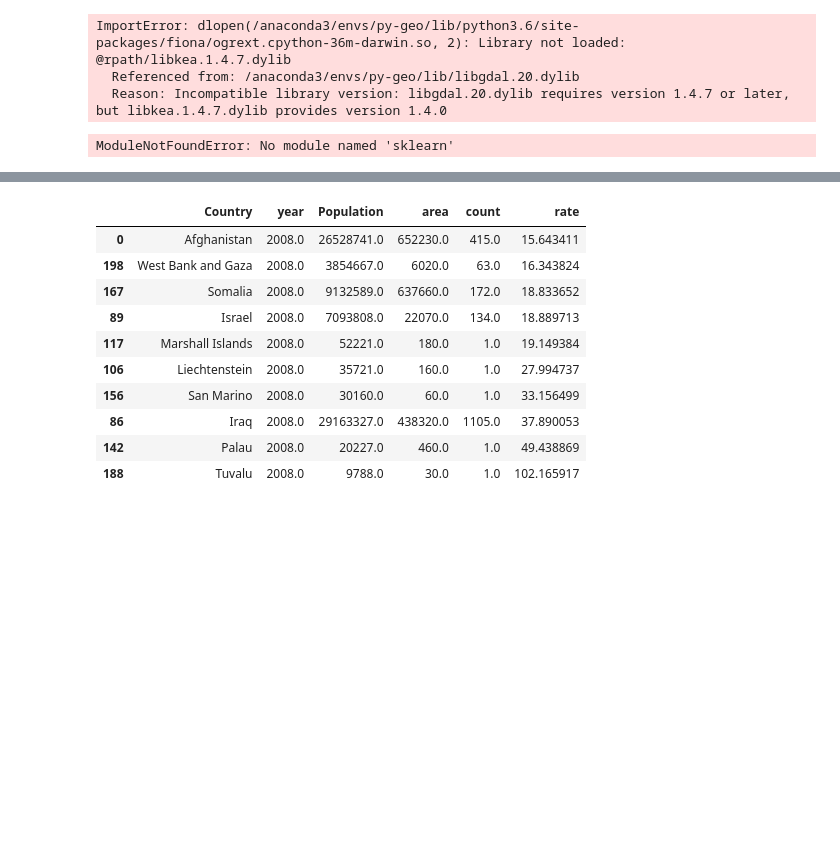
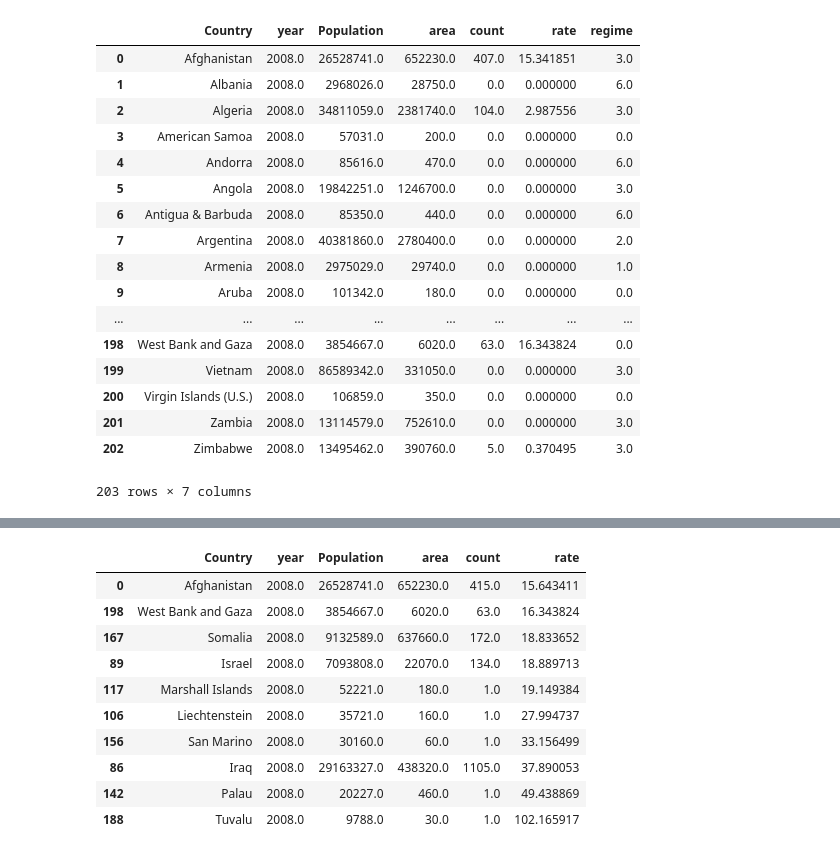
Before and after one commit to erikemueller/final-project-Mueller-Chandra, a Jupyter notebook: Untitled.ipynb, the cells around one changed output, grey strips where cells are left out. Drawn from its saved outputs; the diff is of its cells as text; code cells hidden in the pictures; blank space fills up the shorter version.

```diff
--- a/Untitled.ipynb
+++ b/Untitled.ipynb
@@ -1,70 +1,39 @@
 # %%
 %matplotlib inline
 
 import statsmodels.api as sm
 import pandas as pd
 import numpy as np
 # from sklearn import preprocessing
 import matplotlib.pyplot as plt
 plt.rc("font", size=14)
+import statsmodels.formula.api as smf
+import statsmodels.regression.mixed_linear_model as sm_mlm
+from time import sleep
 # from sklearn.linear_model import LogisticRegression
 # from sklearn.cross_validation import train_test_split
 import seaborn as sns
 import csv
 from shapely.geometry import Point
-import geopandas as gpd
-from geopandas import GeoSeries, GeoDataFrame
+
 import collections
+CheibubStart
 # %% [output]
+|  | Country | year | Population | area | count | rate | regime |
+| 0 | Afghanistan | 2008.0 | 26528741.0 | 652230.0 | 407.0 | 15.341851 | 3.0 |
+| 1 | Albania | 2008.0 | 2968026.0 | 28750.0 | 0.0 | 0.000000 | 6.0 |
+| 2 | Algeria | 2008.0 | 34811059.0 | 2381740.0 | 104.0 | 2.987556 | 3.0 |
+| 3 | American Samoa | 2008.0 | 57031.0 | 200.0 | 0.0 | 0.000000 | 0.0 |
+| 4 | Andorra | 2008.0 | 85616.0 | 470.0 | 0.0 | 0.000000 | 6.0 |
+| 5 | Angola | 2008.0 | 19842251.0 | 1246700.0 | 0.0 | 0.000000 | 3.0 |
+| 6 | Antigua & Barbuda | 2008.0 | 85350.0 | 440.0 | 0.0 | 0.000000 | 6.0 |
+| 7 | Argentina | 2008.0 | 40381860.0 | 2780400.0 | 0.0 | 0.000000 | 2.0 |
+| 8 | Armenia | 2008.0 | 2975029.0 | 29740.0 | 0.0 | 0.000000 | 1.0 |
+| 9 | Aruba | 2008.0 | 101342.0 | 180.0 | 0.0 | 0.000000 | 0.0 |
+| ... | ... | ... | ... | ... | ... | ... | ... |
+| 198 | West Bank and Gaza | 2008.0 | 3854667.0 | 6020.0 | 63.0 | 16.343824 | 0.0 |
+| 199 | Vietnam | 2008.0 | 86589342.0 | 331050.0 | 0.0 | 0.000000 | 3.0 |
+| 200 | Virgin Islands (U.S.) | 2008.0 | 106859.0 | 350.0 | 0.0 | 0.000000 | 0.0 |
+| 201 | Zambia | 2008.0 | 13114579.0 | 752610.0 | 0.0 | 0.000000 | 3.0 |
+| 202 | Zimbabwe | 2008.0 | 13495462.0 | 390760.0 | 5.0 | 0.370495 | 3.0 |
-ImportError: dlopen(/anaconda3/envs/py-geo/lib/python3.6/site-packages/fiona/ogrext.cpython-36m-darwin.so, 2): Library not loaded: @rpath/libkea.1.4.7.dylib
-  Referenced from: /anaconda3/envs/py-geo/lib/libgdal.20.dylib
-  Reason: Incompatible library version: libgdal.20.dylib requires version 1.4.7 or later, but libkea.1.4.7.dylib provides version 1.4.0
+203 rows × 7 columns
-# %%
-%matplotlib inline
-import pandas as pd
-import numpy as np
-from sklearn import preprocessing
-import matplotlib.pyplot as plt
-import seaborn as sns
-import csv
-from shapely.geometry import Point
-import geopandas as gpd
-from geopandas import GeoSeries, GeoDataFrame
-
-df = pd.read_csv('CheibubStart.csv').dropna()
-
-fp = "world/TM_WORLD_BORDERS_SIMPL-0.3.shp"
-data = gpd.read_file(fp)
-
-lastyear = df[df['year'] == 2008]
-fp = "world/TM_WORLD_BORDERS_SIMPL-0.3.shp"
-data = gpd.read_file(fp)
-
-geometry = [Point(xy) for xy in zip(lastyear['longitude'], lastyear['latitude'])]
-lastyear.drop(['longitude', 'latitude'], axis=1)
-world = gpd.read_file(gpd.datasets.get_path('naturalearth_lowres'))
-gdf = GeoDataFrame(lastyear, crs=data, geometry=geometry)
-
-sns.set(style="white")
-data.plot(ax=gdf.plot(marker='*', column = 'attacktype1_txt', markersize=5, figsize=(30, 30), legend=True),  facecolor="none", edgecolor='grey')
-plt.savefig('2008attacktype.pdf', bbox_inches='tight')
-
-
-sns.set(style="white")
-data.plot(ax=gdf.plot(marker='*', column = 'regimetxt', markersize=5, figsize=(30, 30), legend=True),  facecolor="none", edgecolor='grey')
-plt.savefig('2008regimeattack.pdf', bbox_inches='tight')
-
-geometry = [Point(xy) for xy in zip(df['longitude'], df['latitude'])]
-df.drop(['longitude', 'latitude'], axis=1)
-world = gpd.read_file(gpd.datasets.get_path('naturalearth_lowres'))
-gdf = GeoDataFrame(df, crs=data, geometry=geometry)
-
-sns.set(style="white")
-data.plot(ax=gdf.plot(marker='*', column = 'attacktype1_txt', markersize=5, figsize=(30, 30), legend=True),  facecolor="none", edgecolor='grey')
-plt.savefig('1970to2008attacktype.pdf', bbox_inches='tight')
-
-sns.set(style="white")
-data.plot(ax=gdf.plot(marker='*', column = 'regimetxt', markersize=5, figsize=(30, 30), legend=True),  facecolor="none", edgecolor='grey')
-plt.savefig('1970to2008regimeattack.pdf', bbox_inches='tight')
-# %% [output]
-ModuleNotFoundError: No module named 'sklearn'
```
Also changed, not shown: parts of 5 cells of this notebook, 2 other files.
